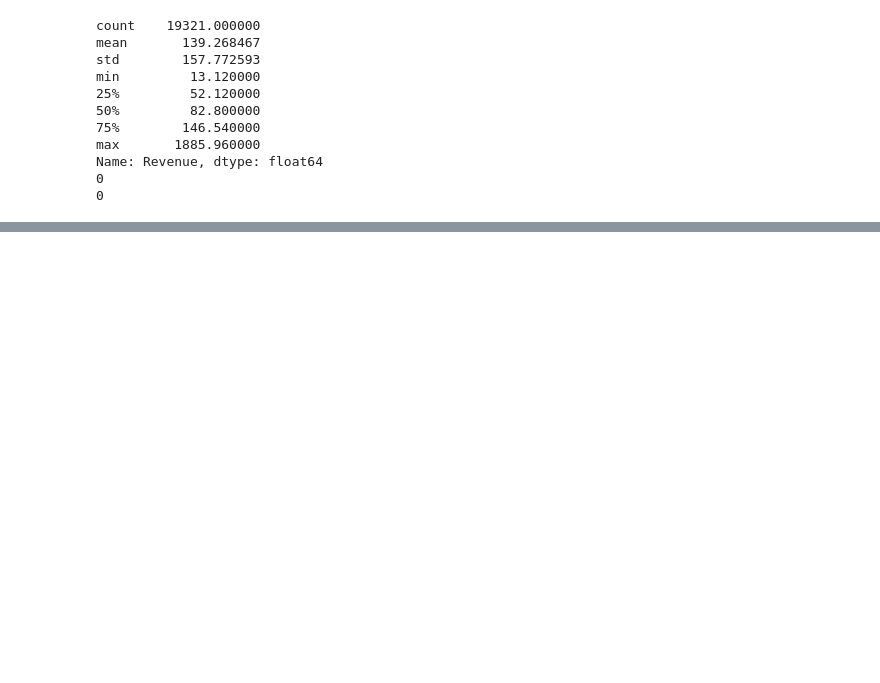
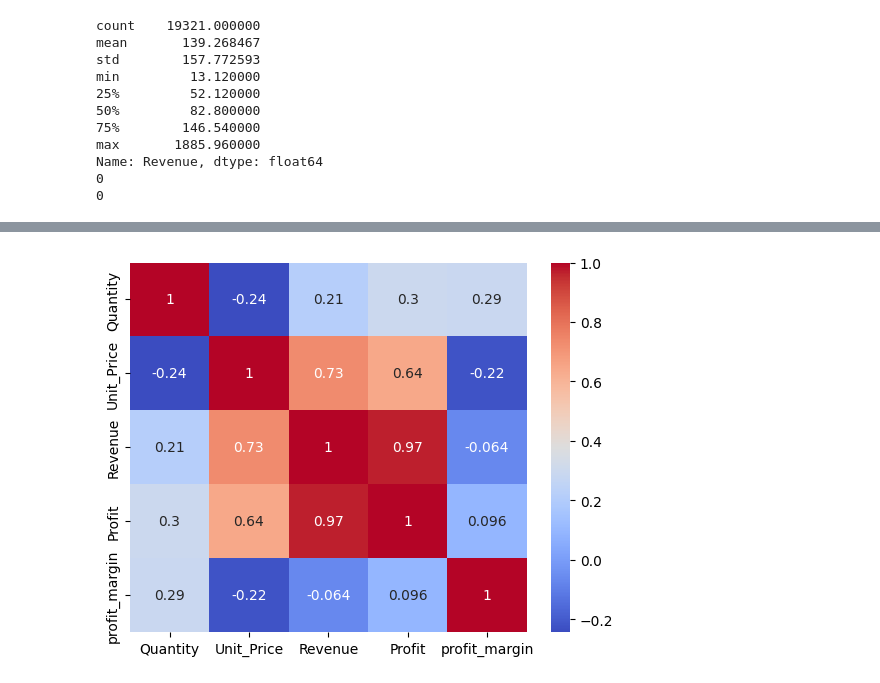
Before and after one commit to yabasahilda2004/Bakery_Sales, a Jupyter notebook: bakery.ipynb, the cells around one changed output, grey strips where cells are left out. Saved outputs shown, nothing was run; the diff lists cells and outputs as text; code cells hidden in the pictures; blank space fills up the shorter version.

```diff
--- a/bakery.ipynb
+++ b/bakery.ipynb
@@ -274,0 +317,5 @@ df['profit_margin'] = df['Profit'] / df['Revenue'] * 100
+# %%
+sns.heatmap(df[['Quantity', 'Unit_Price', 'Revenue', 'Profit', 'profit_margin']].corr(), annot=True, cmap='coolwarm')
+plt.show()
+# %% [output]
+[figure, added]
```
Also changed, not shown: parts of 8 cells of this notebook.
